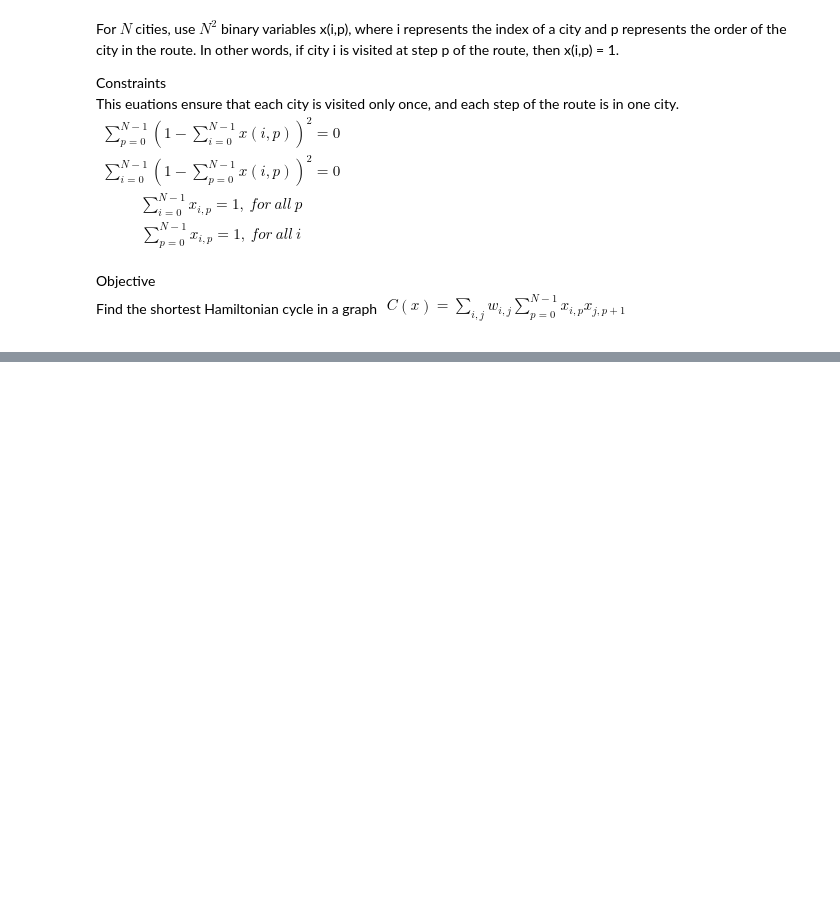
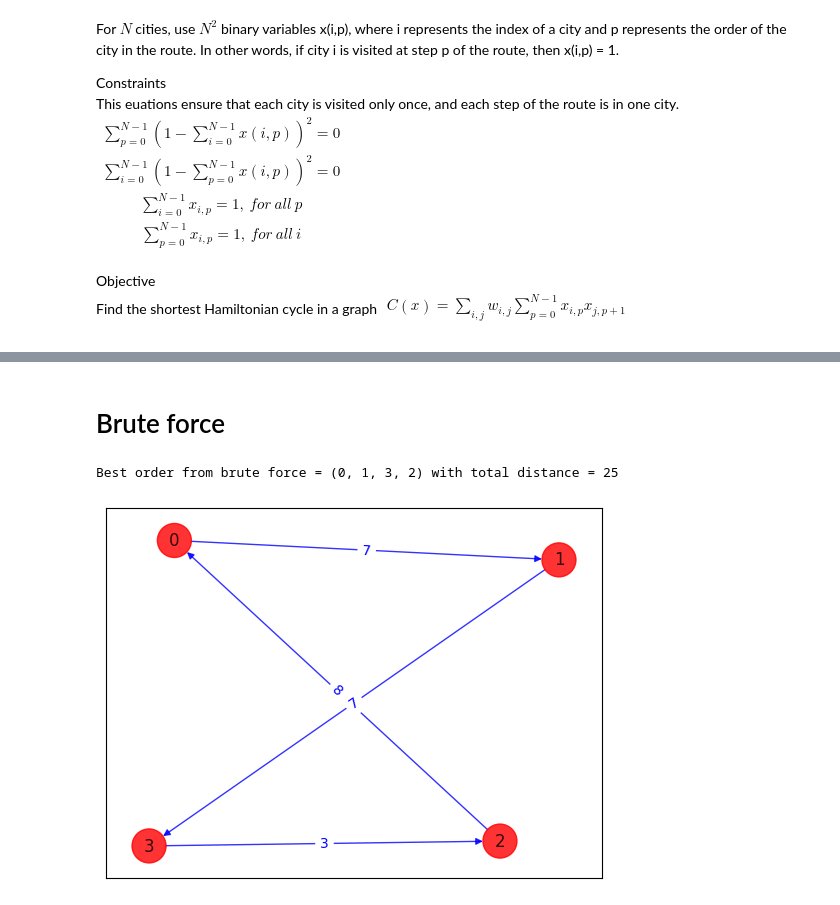
Before and after one commit to Q2TM/qubo_benchmarking, a Jupyter notebook: TSP/problem.ipynb, the cells around one changed output, grey strips where cells are left out. Saved outputs shown, nothing was run; the diff lists cells and outputs as text; code cells hidden in the pictures; blank space fills up the shorter version.

```diff
--- a/TSP/problem.ipynb
+++ b/TSP/problem.ipynb
@@ -170,0 +213,45 @@ status: SUCCESS
+# %% [markdown]
+# Brute force
+# %%
+from itertools import permutations
+
+def brute_force_tsp(w):
+    min_cost = np.inf
+    min_path = None
+    for p in permutations(range(1, len(w))):
+        cost = w[0][p[0]]
+        for i in range(len(p) - 1):
+            cost += w[p[i]][p[i + 1]]
+        cost += w[p[-1]][0]
+        if cost < min_cost:
+            min_cost = cost
+            min_path = (0,) + p
+    return min_cost, min_path
+
+best_distance, best_order = brute_force_tsp(int_dists)
+print(
+    "Best order from brute force = "
+    + str(best_order)
+    + " with total distance = "
+    + str(best_distance)
+)
+
+def draw_tsp_solution(G, order, colors, pos):
+    G2 = nx.DiGraph()
+    G2.add_nodes_from(G)
+    n = len(order)
+    for i in range(n):
+        j = (i + 1) % n
+        G2.add_edge(order[i], order[j], weight=G[order[i]][order[j]]["weight"])
+    default_axes = plt.axes(frameon=True)
+    nx.draw_networkx(
+        G2, node_color=colors, edge_color="b", node_size=600, alpha=0.8, ax=default_axes, pos=pos
+    )
+    edge_labels = nx.get_edge_attributes(G2, "weight")
+    nx.draw_networkx_edge_labels(G2, pos, font_color="b", edge_labels=edge_labels)
+
+
+draw_tsp_solution(tsp.graph, best_order, colors, pos)
+# %% [output]
+Best order from brute force = (0, 1, 3, 2) with total distance = 25
+[figure, added]
```
Also changed, not shown: parts of 18 cells of this notebook, 1 other file.
